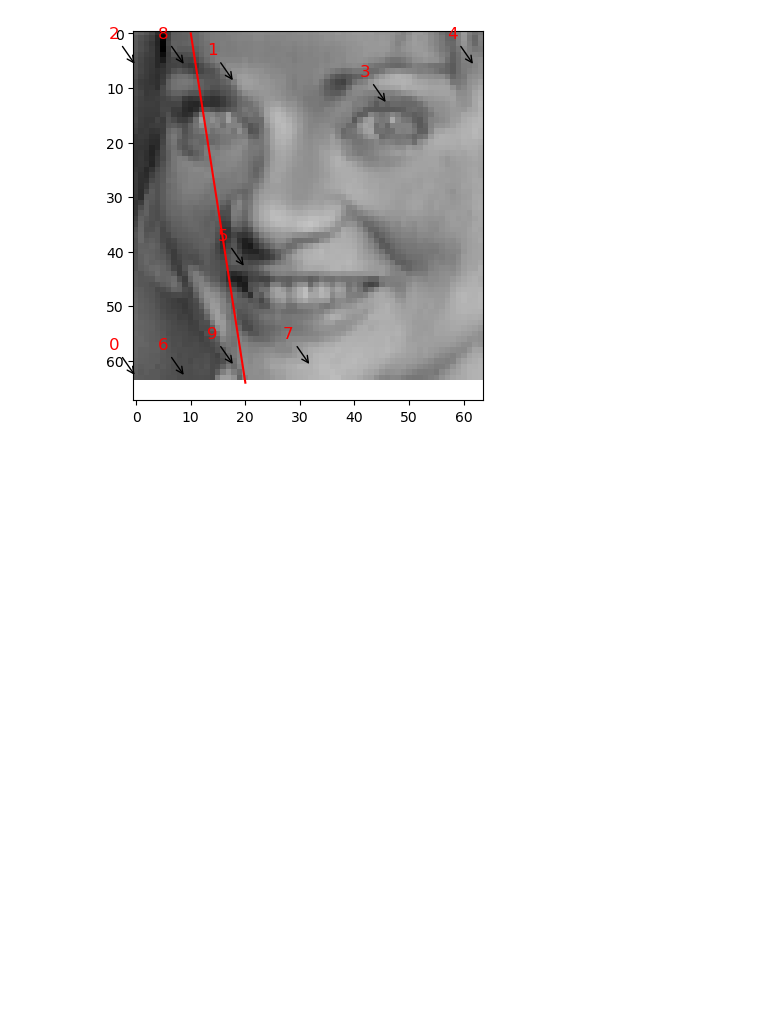
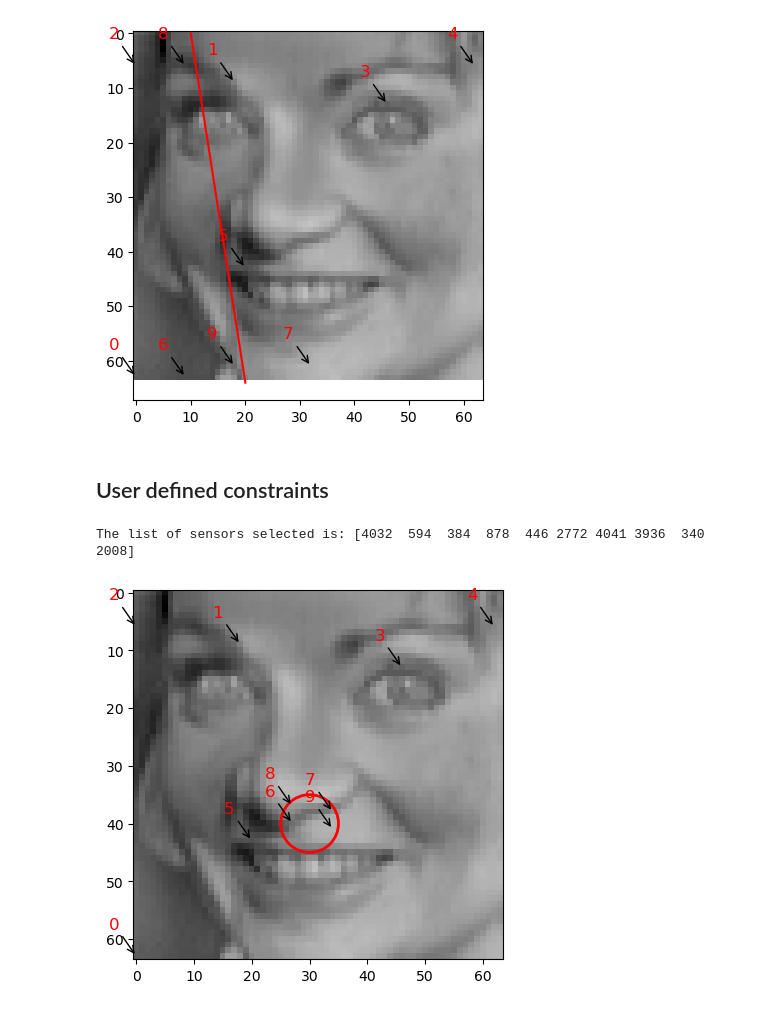
Before and after one commit to dynamicslab/pysensors, a Jupyter notebook: examples/functional_constraints_class.ipynb, the cells around one changed output. Cells and saved outputs as stored; diff of their text form; code cells hidden in the pictures; blank space fills up the shorter version.

Commit message:
adding a userDefinedConstraints class to handle various functions defined by the user

```diff
--- a/examples/functional_constraints_class.ipynb
+++ b/examples/functional_constraints_class.ipynb
@@ -188,3 +189,54 @@ for ind,i in enumerate(range(len(xTopConstLine))):
                  arrowprops=dict(arrowstyle="->", color='black'))
 # %% [output]
 [figure]
+# %% [markdown]
+## User defined constraints
+# %%
+user_const = 'userExplicitConstraint1.py'
+user_const_instance = ps.utils._constraints.userDefinedConstraints(all_sensors_unconst,(64,64),user_const)
+idx, rank = user_const_instance.user_defined_constraint()
+# %%
+# Define the number of constrained sensors allowed (s)
+n_const_sensors = 4
+
+# Define the GQR optimizer for the exact_n sensor placement strategy
+optimizer_user = ps.optimizers.GQR()
+opt_user_kws={'idx_constrained':idx,
+         'n_sensors':n_sensors,
+         'n_const_sensors':n_const_sensors,
+         'all_sensors':all_sensors_unconst,
+         'constraint_option':"exact_n"}
+basis_user = ps.basis.SVD(n_basis_modes=n_sensors)
+# %%
+# Initialize and fit the model
+model_user = ps.SSPOR(basis = basis_user, optimizer = optimizer_user, n_sensors = n_sensors)
+model_user.fit(X_train,**opt_user_kws)
+
+# sensor locations based on columns of the data matrix
+top_sensors_user = model_user.get_selected_sensors()
+
+# sensor locations based on pixels of the image
+xTopConstUser = np.mod(top_sensors_user,np.sqrt(n_features))
+yTopConstUser = np.floor(top_sensors_user/np.sqrt(n_features))
+
+print('The list of sensors selected is: {}'.format(top_sensors_exact))
+# %% [output]
+The list of sensors selected is: [4032  594  384  878  446 2772 4041 3936  340 2008]
+# %%
+## Verifying whther user-defined constraints work
+
+c = Circle((30, 40),5, fill = False, color = 'r', lw = 2)
+image = X_train[1,:].reshape(1,-1)
+n_samples, n_features = X_train.shape
+image_shape = (int(np.sqrt(n_features)),int(np.sqrt(n_features)))
+fig , ax = plt.subplots()
+for i, comp in enumerate(image):
+    vmax = max(comp.max(), -comp.min())
+    ax.imshow(comp.reshape(image_shape), cmap = plt.cm.gray, interpolation='nearest', vmin=-vmax, vmax=vmax )
+    ax.add_artist(c)
+for ind,i in enumerate(range(len(xTopConstUser))):
+    plt.annotate(f"{str(ind)}",(xTopConstUser[i],yTopConstUser[i]),xycoords='data',
+                 xytext=(-20,20), textcoords='offset points',color="r",fontsize=12,
+                 arrowprops=dict(arrowstyle="->", color='black'))
+# %% [output]
+[figure, added]
```
Also changed, not shown: parts of 5 cells of this notebook, 3 other files.
